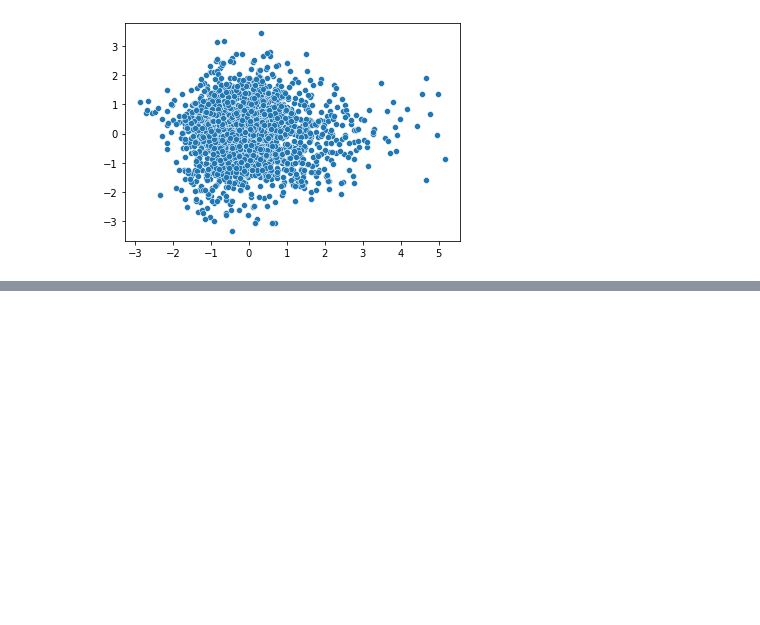
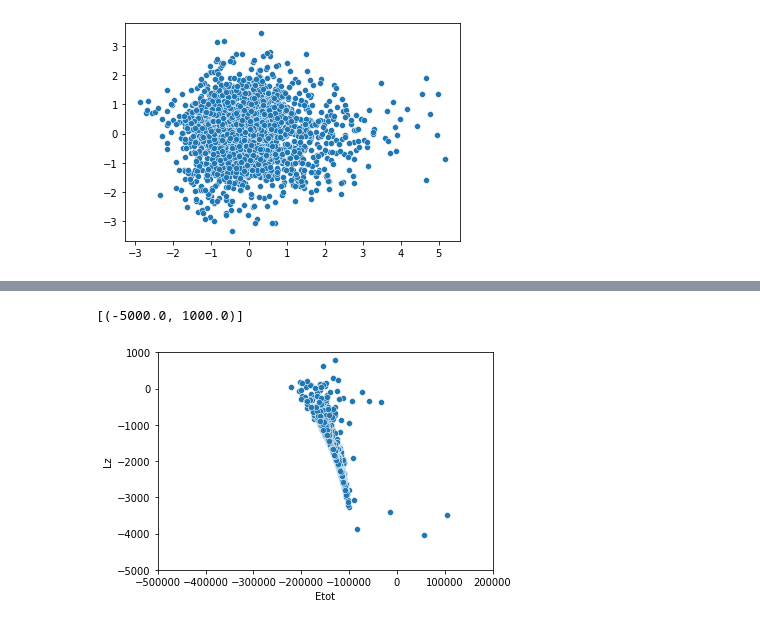
Before and after one commit to michaelyhuang23/Gaia3DR-explore, a Jupyter notebook: data_explore.ipynb, the cells around one changed output, grey strips where cells are left out. Cells and saved outputs as stored; diff of their text form; code cells hidden in the pictures; blank space fills up the shorter version.

```diff
--- a/data_explore.ipynb
+++ b/data_explore.ipynb
@@ -90,0 +133,7 @@ sns.scatterplot(x=pca_vals[:, 0], y=pca_vals[:, 1])
+# %%
+plot = sns.scatterplot(data=df_trim, x='Etot', y='Lz')
+plot.set(xlim=(-0.5*1e6,0.2*1e6))
+plot.set(ylim=(-5000,1000))
+# %% [output]
+[(-5000.0, 1000.0)]
+[figure, added]
```
Also changed, not shown: parts of 18 cells of this notebook, 6 other files.
